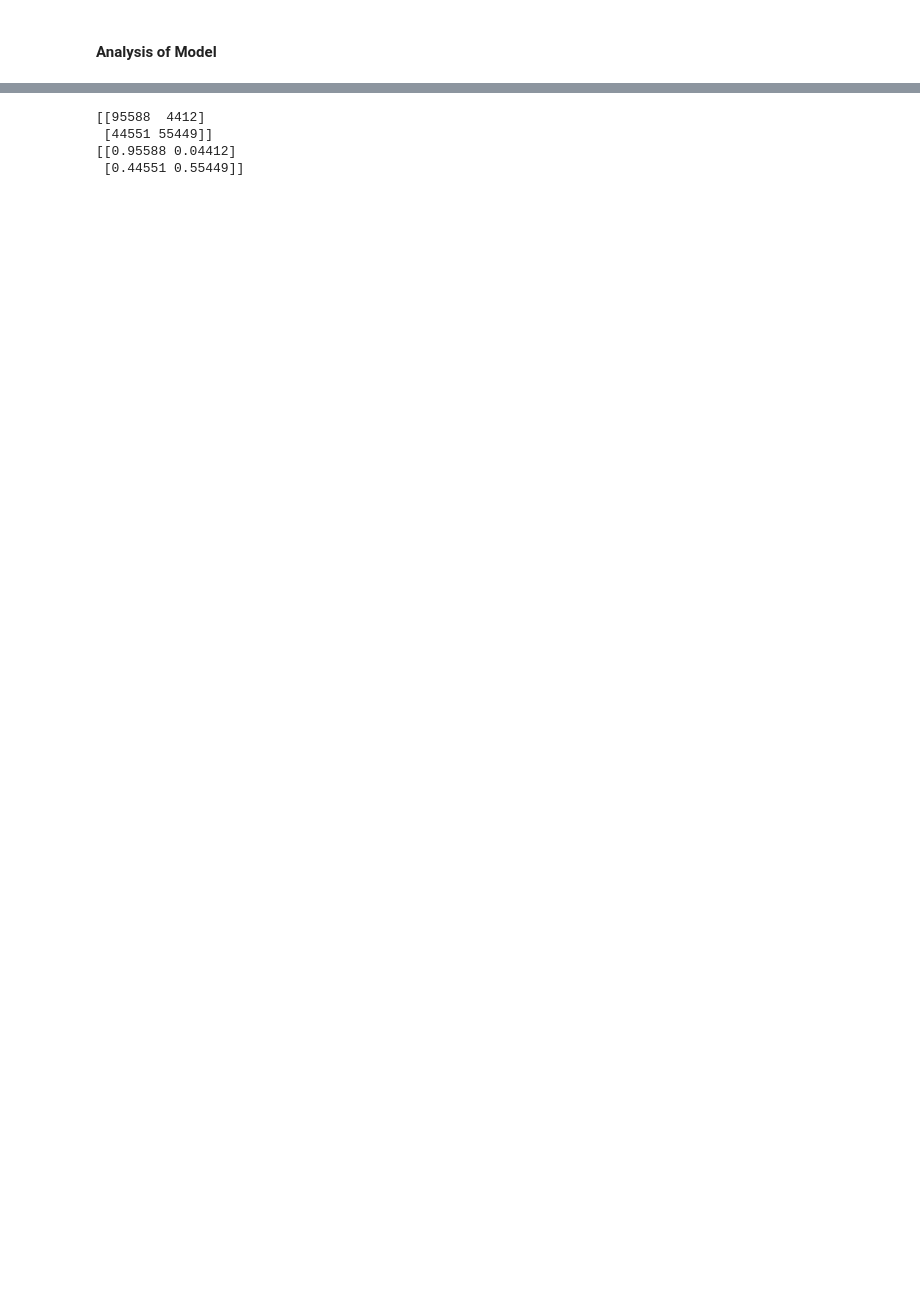
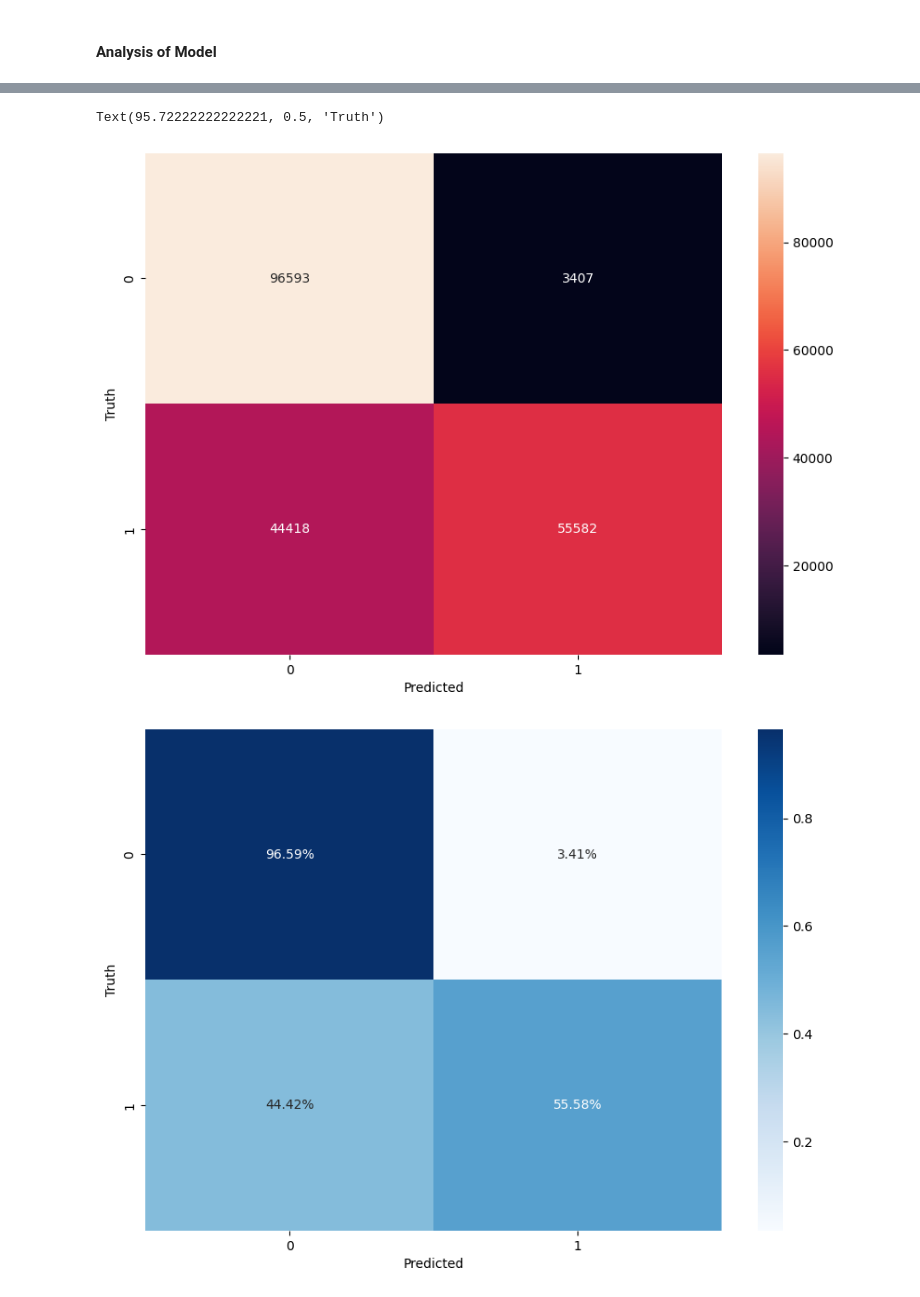
Before and after one commit to silentk0i/NeuralAV, a Jupyter notebook: training_analysisRF.ipynb, the cells around one changed output, grey strips where cells are left out. Drawn from its saved outputs; the diff is of its cells as text; code cells hidden in the pictures; blank space fills up the shorter version.

```diff
--- a/training_analysisRF.ipynb
+++ b/training_analysisRF.ipynb
@@ -58,6 +60,6 @@ model.fit(X_train, Y_train)
 from joblib import dump
 
 # save the model to disk
-filename = 'RFModel.joblib'
+filename = 'RFModel2.joblib'
 dump(model, filename)
 # %% [output]
@@ -85,31 +87,28 @@ Validation Accuracy: 0.9990888888888889
 # %%
 from joblib import load
 
 # load the model from disk
-model = load('RFModel.joblib')
+model = load(filename)
 
 y_pred = model.predict(X_test_scaled).ravel()
 
 cm = confusion_matrix(y_test, y_pred.round())
-print(cm)
 
-# plt.figure(figsize=(10,7))
-# sns.heatmap(cm, annot=True, fmt='d')
-# plt.xlabel('Predicted')
-# plt.ylabel('Truth')
+plt.figure(figsize=(10,7))
+sns.heatmap(cm, annot=True, fmt='d')
+plt.xlabel('Predicted')
+plt.ylabel('Truth')
 
 cm = cm.astype('float') / cm.sum(axis=1)[:, np.newaxis]
-print(cm)
 
-# plt.figure(figsize=(10,7))
-# sns.heatmap(cm, annot=True, fmt='.2%', cmap='Blues')
-# plt.xlabel('Predicted')
-# plt.ylabel('Truth')
+plt.figure(figsize=(10,7))
+sns.heatmap(cm, annot=True, fmt='.2%', cmap='Blues')
+plt.xlabel('Predicted')
+plt.ylabel('Truth')
 # %% [output]
-[[95588  4412]
- [44551 55449]]
-[[0.95588 0.04412]
- [0.44551 0.55449]]
+Text(95.72222222222221, 0.5, 'Truth')
+[figure, added]
+[figure, added]
 # %%
 fpr, tpr, threshold = roc_curve(y_test, y_pred)
 auc = auc(fpr,tpr)
```
Also changed, not shown: parts of 4 cells of this notebook.
